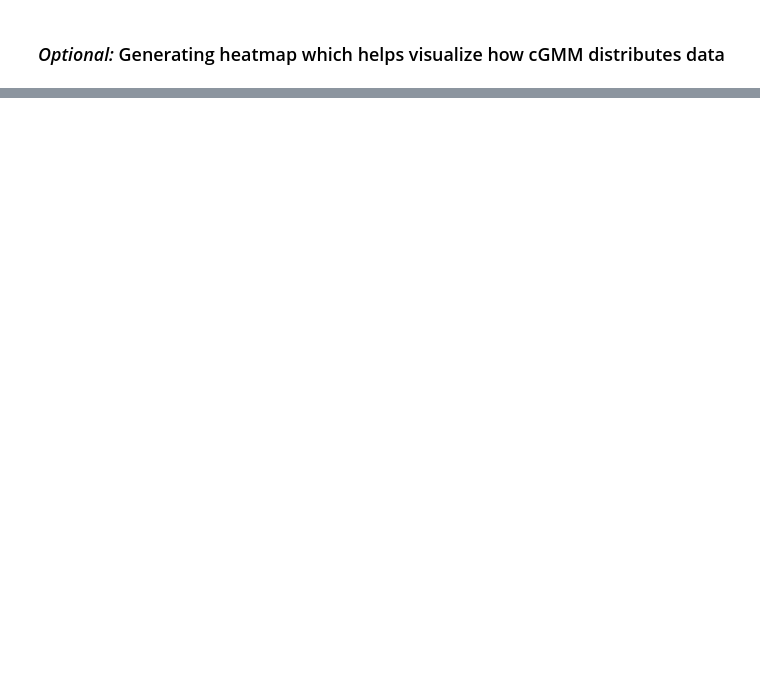
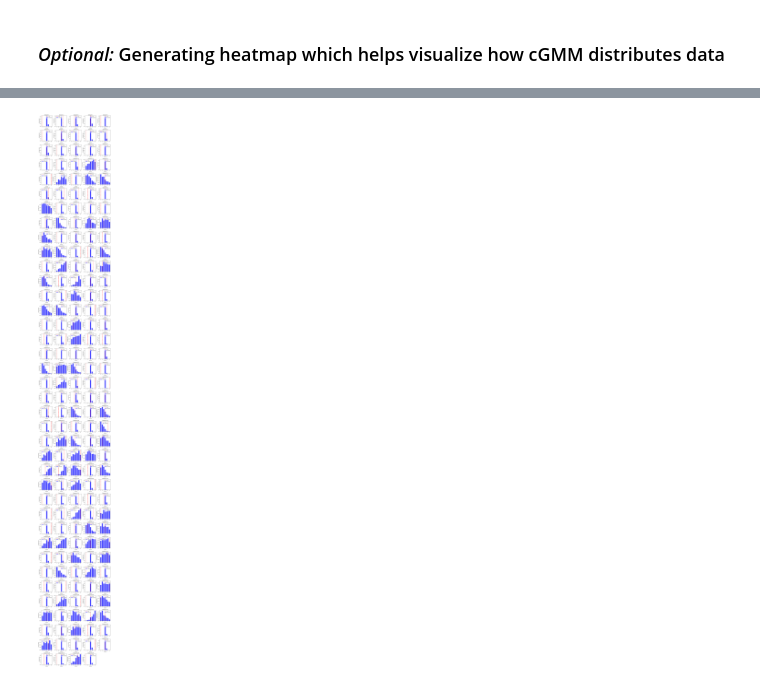
Before and after one commit to POskar/GenerativeMLForPrecisionMedicine, a Jupyter notebook: with_missingness.ipynb, the cells around one changed output, grey strips where cells are left out. Cells and saved outputs as stored; diff of their text form; code cells hidden in the pictures; blank space fills up the shorter version.

Commit message:
implemented classification after cgmm

```diff
--- a/with_missingness.ipynb
+++ b/with_missingness.ipynb
@@ -28,8 +58,5 @@ X
 # %% [markdown]
 ## Generating missing data based on sklearn imputers
-# %%
-# Because of the warning given while imputing missing values, 'SERUM_GLUCOSE' and 'VALV_HEART' columns are removed due to not having any other entry than '-1' value
-X = X.drop(columns=['SERUM_GLUCOSE', 'SERUM_GLUCOSE_MISSING', 'VALV_HEART'], axis=1)
 # %%
 from sklearn.impute import SimpleImputer
 from sklearn.experimental import enable_iterative_imputer
@@ -61,6 +88,7 @@ for col in imputer_df.columns:
             imputer_df[col] = imp.transform(imputer_df[[col]]).ravel()
 
 # Remove columns related to missingness flags
+columns_to_add_back_for_classification_df = pd.concat([columns_to_add_back_for_classification_df, imputer_df.filter(regex='MISSING')], axis=1)
 imputer_df = imputer_df[imputer_df.columns.drop(list(imputer_df.filter(regex='MISSING')))]
 
 imputer_df
@@ -89,7 +131,7 @@ def compute_bic(X, n_components_range):
         bic.append(gmm.bic(X))  # Calculate BIC and add to list
     return bic  # Return list of BIC values
 
-optimal_n_components = None
+optimal_n_components = 7
 
 if optimal_n_components is None:
     n_components_range = range(1, 51)  # Range of number of components to evaluate
@@ -369,0 +522,45 @@ plt.show()
+# %%
+# Initialize an empty dictionary to store column averages for each entry
+cgmm_column_averages = []
+
+# Iterate over each entry in the dictionary
+for key, value in cgmm_classification_results.items():
+
+    # Calculate the average of each column
+    column_averages = np.mean(value, axis=0)
+
+    # Store the column averages for this entry in the dictionary
+    cgmm_column_averages.append(column_averages)
+# %%
+# Set the number of entries to visualize
+num_datapoints = len(cgmm_column_averages)
+
+# Set the figure size based on the number of entries
+plt.figure(figsize=(15, 3 * num_datapoints // 5))
+
+for i, column_averages in enumerate(cgmm_column_averages):
+    # Generate a list of class labels based on the number of columns in the array
+    class_labels = np.arange(len(column_averages[0]))
+
+    # Ensure class_labels is a numpy array
+    class_labels = np.array(class_labels)
+
+    # Plot a bar chart for the current entry
+    plt.subplot(num_datapoints // 5 + 1, 5, i + 1)
+    plt.bar(class_labels, column_averages[0], color='blue', alpha=0.7, label='Predicted')
+
+    # Superimpose the actual true value
+    true_value = y[i]
+    plt.axvline(x=true_value, color='red', linestyle='--', linewidth=2, label='True')
+
+    plt.xlabel('Column')
+    plt.ylabel('Average Value')
+    plt.title(f'Datapoint {i+1}')
+    plt.xticks(class_labels)
+    plt.legend()
+
+plt.tight_layout()
+plt.savefig('images\classification\HAD_after_cgmm.png')
+plt.show()
+# %% [output]
+[figure, added]
```
Also changed, not shown: parts of 13 cells of this notebook, 5 other files.
